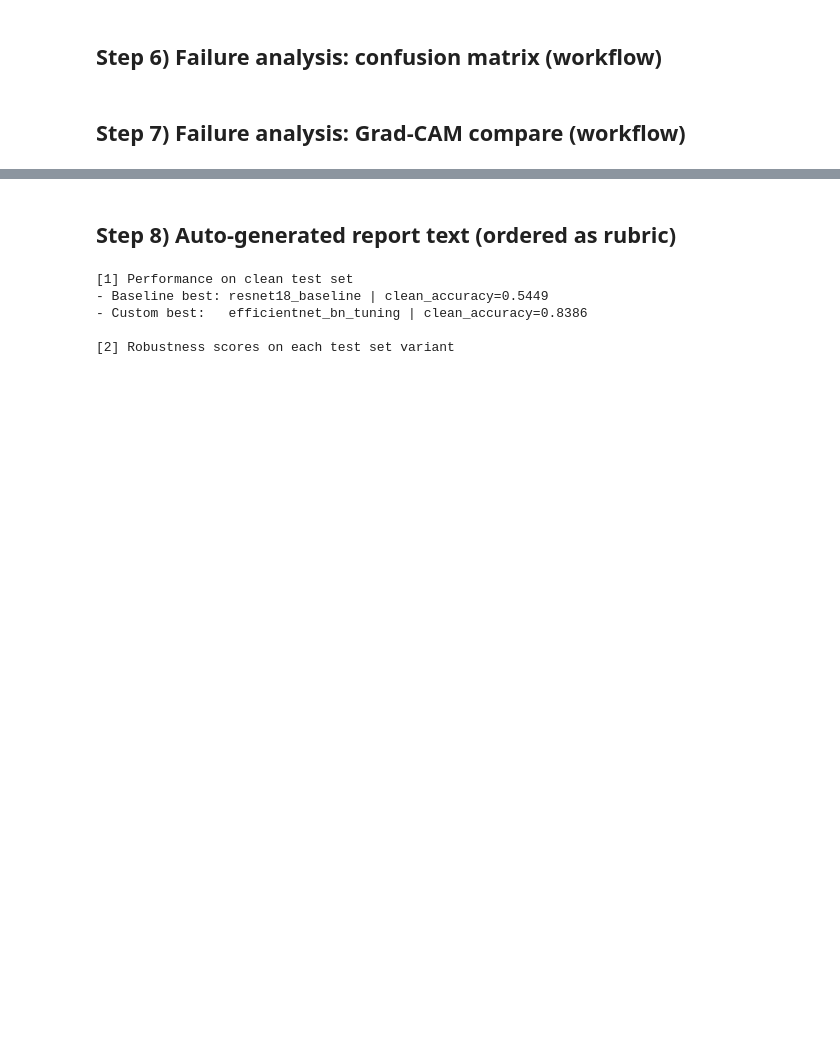
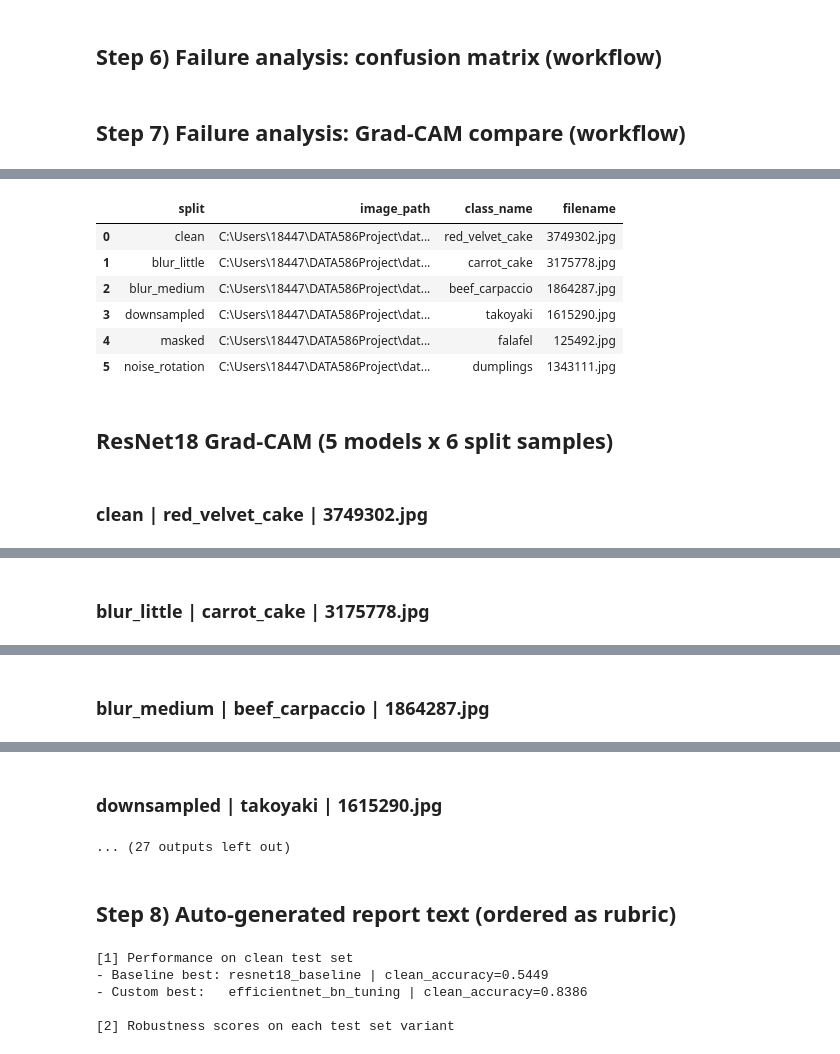
Before and after one commit to Zihao-Sheng/DATA586Project, a Jupyter notebook: DATA586Plot.ipynb, the cells around one changed output, grey strips where cells are left out. Cells and saved outputs as stored; diff of their text form; code cells hidden in the pictures; blank space fills up the shorter version.

```diff
--- a/DATA586Plot.ipynb
+++ b/DATA586Plot.ipynb
@@ -101,5 +128,8 @@ Model Summary + Robustness by Variant
 # %%
 training_log_paths = [p for p in latest_df["training_run_log"].dropna().tolist() if Path(str(p)).exists()]
 _ = show_model_epoch_dynamics_paginated_interactive(training_log_paths, max_epochs=20, page_size=1)
-_ = plot_val_accuracy_all_models_interactive(training_log_paths, max_epochs=20)
-_ = plot_final_test_accuracy_model_comparison_interactive(training_log_paths)
+for family_label in MODEL_FAMILY_ORDER:
+    family_training_log_paths = model_groups[family_label]["training_log_paths"]
+    display(Markdown(f"### {family_label} ({len(family_training_log_paths)} experiments)"))
+    _ = plot_val_accuracy_all_models_interactive(family_training_log_paths, max_epochs=20)
+    _ = plot_final_test_accuracy_model_comparison_interactive(family_training_log_paths)
@@ -109,0 +141,5 @@ _ = plot_test_split_comparison_interactive(test_split_json_paths)
+# %%
+for family_label in MODEL_FAMILY_ORDER:
+    family_test_split_json_paths = model_groups[family_label]["test_split_json_paths"]
+    display(Markdown(f"### {family_label} ({len(family_test_split_json_paths)} experiments)"))
+    _ = plot_test_split_comparison_interactive(family_test_split_json_paths)
@@ -111,4 +150,7 @@ _ = plot_test_split_comparison_interactive(test_split_json_paths)
 ## Step 5) Visualization: performance-efficiency trade-offs (workflow)
 # %%
 training_log_paths = [p for p in latest_df["training_run_log"].dropna().tolist() if Path(str(p)).exists()]
-_ = plot_efficiency_compare_interactive(training_log_paths)
+for family_label in MODEL_FAMILY_ORDER:
+    family_training_log_paths = model_groups[family_label]["training_log_paths"]
+    display(Markdown(f"### {family_label} ({len(family_training_log_paths)} experiments)"))
+    _ = plot_efficiency_compare_interactive(family_training_log_paths)
@@ -128,0 +166,32 @@ Running Grad-CAM compare on 10 models
+# %%
+# Step 7: Grad-CAM compare by model family and test split sample
+TEST_SPLIT_ROOT = PROJECT_ROOT / "data" / "test_splits"
+gradcam_samples = sample_test_split_images(TEST_SPLIT_ROOT, seed=42)
+display(pd.DataFrame(gradcam_samples))
+
+for family_label in MODEL_FAMILY_ORDER:
+    family_latest_df = model_groups[family_label]["latest_df"]
+    family_model_specs = build_model_specs_from_latest_df(family_latest_df)
+    display(Markdown(f"## {family_label} Grad-CAM ({len(family_model_specs)} models x {len(gradcam_samples)} split samples)"))
+    for sample in gradcam_samples:
+        split_name = sample["split"]
+        class_name = sample["class_name"]
+        image_path = sample["image_path"]
+        filename = sample["filename"]
+        display(Markdown(f"### {split_name} | {class_name} | {filename}"))
+        show_gradcam_compare(
+            image_path=image_path,
+            model_specs=family_model_specs,
+            image_size=128,
+            device="cpu",
+        )
+# %% [output]
+|  | split | image_path | class_name | filename |
+| 0 | clean | C:\Users\18447\DATA586Project\dat... | red_velvet_cake | 3749302.jpg |
+| 1 | blur_little | C:\Users\18447\DATA586Project\dat... | carrot_cake | 3175778.jpg |
+| 2 | blur_medium | C:\Users\18447\DATA586Project\dat... | beef_carpaccio | 1864287.jpg |
+| 3 | downsampled | C:\Users\18447\DATA586Project\dat... | takoyaki | 1615290.jpg |
+| 4 | masked | C:\Users\18447\DATA586Project\dat... | falafel | 125492.jpg |
+| 5 | noise_rotation | C:\Users\18447\DATA586Project\dat... | dumplings | 1343111.jpg |
+## ResNet18 Grad-CAM (5 models x 6 split samples)
+### clean | red_velvet_cake | 3749302.jpg
@@ -128,0 +200 @@ Running Grad-CAM compare on 10 models
+### blur_little | carrot_cake | 3175778.jpg
@@ -128,0 +203 @@ Running Grad-CAM compare on 10 models
+### blur_medium | beef_carpaccio | 1864287.jpg
@@ -129,3 +206,5 @@ Running Grad-CAM compare on 10 models
+### downsampled | takoyaki | 1615290.jpg
+... (27 outputs left out)
 # %% [markdown]
 ## Step 8) Auto-generated report text (ordered as rubric)
 # %%
```
Also changed, not shown: parts of 11 cells of this notebook, 26 other files.
